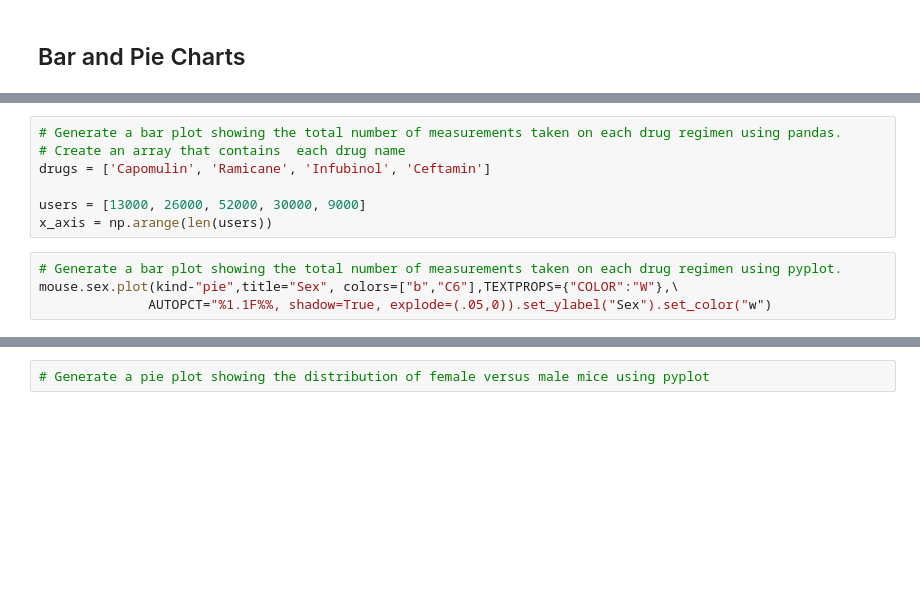
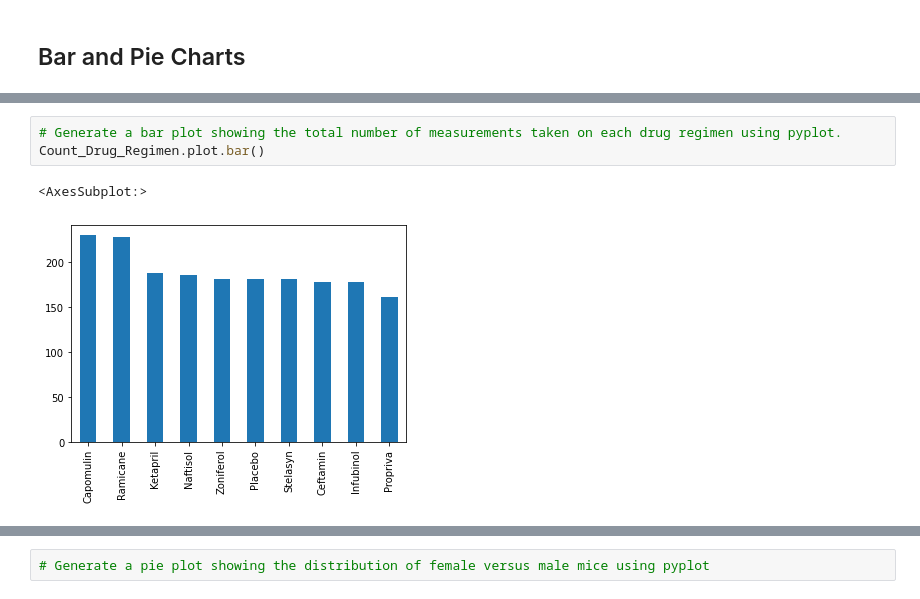
Before and after one commit to Mafranc21/Matplotlib_Pharma_Challenge, a Jupyter notebook: pymaceuticals_starter.ipynb, the cells around one changed output, grey strips where cells are left out. Cells and saved outputs as stored; diff of their text form; blank space fills up the shorter version.

```diff
--- a/pymaceuticals_starter.ipynb
+++ b/pymaceuticals_starter.ipynb
@@ -185,13 +228,8 @@ NameError: name 'tumor_volume_' is not defined
 # %%
-# Generate a bar plot showing the total number of measurements taken on each drug regimen using pandas.
-# Create an array that contains  each drug name
-drugs = ['Capomulin', 'Ramicane', 'Infubinol', 'Ceftamin']
-
-users = [13000, 26000, 52000, 30000, 9000]
-x_axis = np.arange(len(users))
+# Generate a bar plot showing the total number of measurements taken on each drug regimen using pyplot.
+Count_Drug_Regimen.plot.bar()
+# %% [output]
+<AxesSubplot:>
+[figure, added]
-# %%
-# Generate a bar plot showing the total number of measurements taken on each drug regimen using pyplot.
-mouse.sex.plot(kind-"pie",title="Sex", colors=["b","C6"],TEXTPROPS={"COLOR":"W"},\
-              AUTOPCT="%1.1F%%, shadow=True, explode=(.05,0)).set_ylabel("Sex").set_color("w")
 # %%
 # Generate a pie plot showing the distribution of female versus male mice using pandas
```
Also changed, not shown: parts of 15 cells of this notebook.
